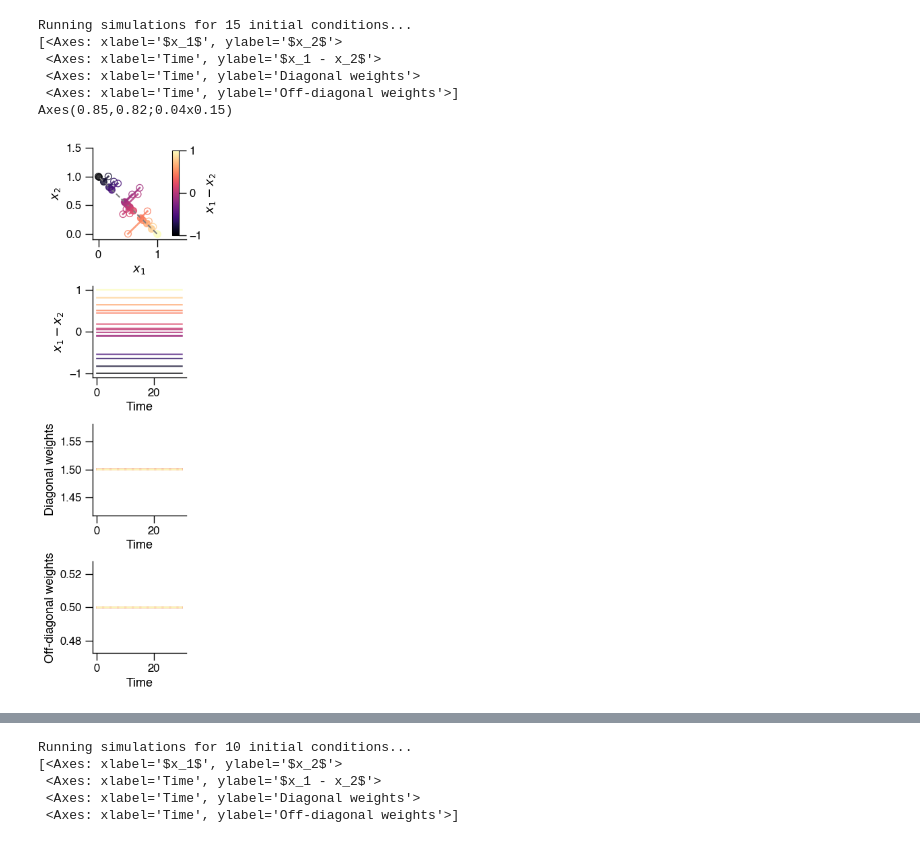
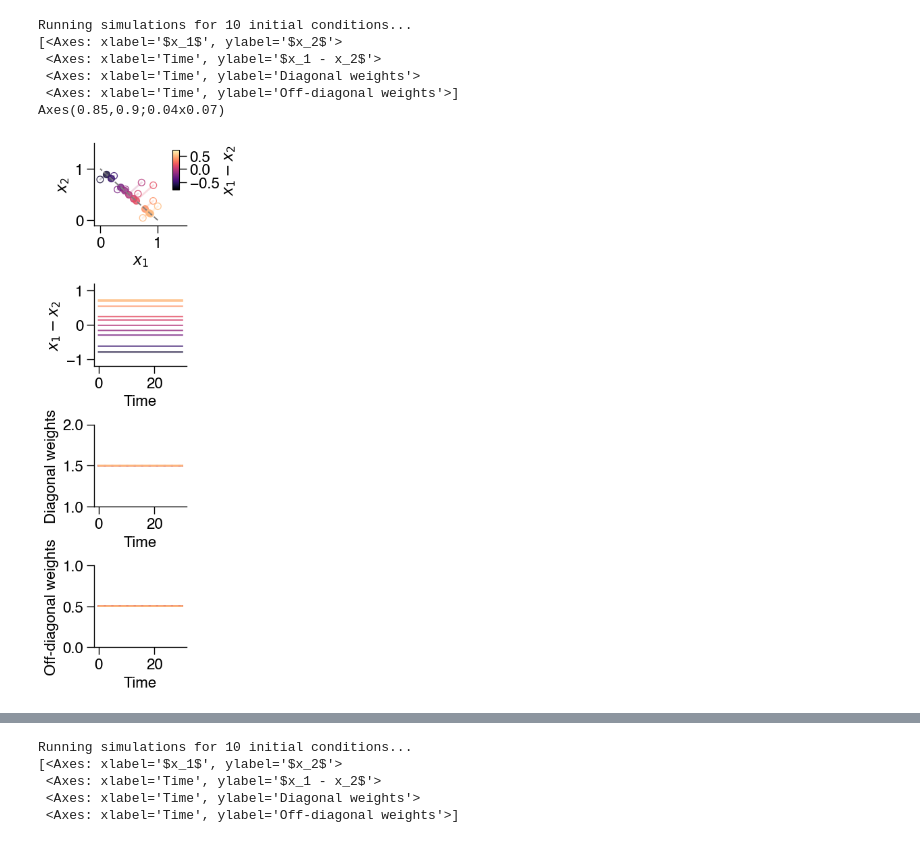
Before and after one commit to davidgbe/automated_plasticity_discovery, a Jupyter notebook: handbuilt_rules_analysis.ipynb, the cells around one changed output, grey strips where cells are left out. Cells and saved outputs as stored; diff of their text form; code cells hidden in the pictures.

```diff
--- a/handbuilt_rules_analysis.ipynb
+++ b/handbuilt_rules_analysis.ipynb
@@ -158,6 +158,11 @@ def run_simulation(
     save_path=None,
     make_cbar=False,
     w_inh=np.array([1, 1]),
+    cbar_label=None,
+    y_lim_1=None,
+    y_lim_2=None,
+    y_lim_3=None,
+    y_lim_4=None,
 ):
     """
     Run simulation with time-varying input
@@ -172,7 +177,7 @@ def run_simulation(
         np.random.seed(seed)
 
     if x1_init_values is None:
-        x1_init_values = np.clip(np.linspace(0.05, 0.95, 15), 0, 1)
+        x1_init_values = np.clip(np.linspace(0.05, 0.95, 10), 0, 1)
 
     x2_init_values = 1 - x1_init_values
 
@@ -213,7 +218,7 @@ def run_simulation(
         all_results.append((t, x1, x2, w11, w12, w21, w22, u_history))
 
         # Phase portrait (position 0)
-        axes[0].plot(x1, x2, color=color, linewidth=2, alpha=0.8)
+        axes[0].plot(x1, x2, color=color, linewidth=2, alpha=0.2)
         axes[0].scatter(x1[0], x2[0], marker='o', edgecolor=color, facecolor='none', s=50, alpha=0.8)
         axes[0].scatter(x1[-1], x2[-1], marker='o', color=color, s=50, alpha=0.8)
 
@@ -232,31 +237,44 @@ def run_simulation(
         vmax=(x1_init_values - x2_init_values).max())
         sm = ScalarMappable(cmap=cmap, norm=norm)
         sm.set_array([])
-        cbar_ax = fig.add_axes([0.85, 0.82, 0.04, 0.15])  # [left, bottom, width, height]
-        cbar = fig.colorbar(sm, cax=cbar_ax, label=r'$x_1 - x_2$')
+        cbar_ax = fig.add_axes([0.85, 0.9, 0.04, 0.07])  # [left, bottom, width, height]
+        cbar_label = cbar_label if cbar_label is not None else r'$x_1 - x_2$'
+        cbar = fig.colorbar(sm, cax=cbar_ax, label=cbar_label)
 
     # Configure all subplots
     axes[0].set_xlabel(r'$x_1$')
     axes[0].set_ylabel(r'$x_2$')
     # axes[0].grid(True, alpha=0.3)
     axes[0].set_xlim(-0.1, 1.5)
-    axes[0].set_ylim(-0.1, 1.5)
+    if not y_lim_1:
+        axes[0].set_ylim(-0.1, 1.5)
+    else:
+        axes[0].set_ylim(*y_lim_1)
 
     axes[1].set_xlabel('Time')
     axes[1].set_ylabel(r'$x_1 - x_2$')
+    if y_lim_2:
+        axes[1].set_ylim(*y_lim_2)
+    # axes[1].set_ylim(-1.5, 1.5)
     # axes[1].grid(True, alpha=0.3)
 
     axes[2].set_xlabel('Time')
     axes[2].set_ylabel('Diagonal weights')
+    if y_lim_3:
+        axes[2].set_ylim(*y_lim_3)
+    # axes[1].set_ylim(0, 2)
     # axes[2].grid(True, alpha=0.3)
 
     axes[3].set_xlabel('Time')
     axes[3].set_ylabel('Off-diagonal weights')
+    if y_lim_4:
+        axes[3].set_ylim(*y_lim_4)
+    # axes[1].set_ylim(0, 2)
     # axes[3].grid(True, alpha=0.3)
 
-    format_plot(axes)
+    format_plot(axes, ticklabelsize=16, axislabelsize=16)
     if make_cbar:
-        format_plot(cbar.ax, bottomspine=False, topspine=False, rightspine=False, leftspine=False)
+        format_plot(cbar.ax, bottomspine=False, topspine=False, rightspine=False, leftspine=False, ticklabelsize=16, axislabelsize=16)
 
     plt.tight_layout()
     plt.show()
@@ -269,23 +287,26 @@ def run_simulation(
 # %%
 run_simulation(
     homeo_rate=0,
     learning_rate=0,
     seed=13,
     weight_perturbation=0,
     noise_std=0.2,
     t_sim=(0, 30),
     make_cbar=True,
     save_path='figures/handbuilt_rules/2d_handbuilt_ex_tuned',
+    y_lim_2=(-1.2, 1.2),
+    y_lim_3=(1, 2),
+    y_lim_4=(0, 1),
 )
 None
 # %% [output]
-Running simulations for 15 initial conditions...
+Running simulations for 10 initial conditions...
 [<Axes: xlabel='$x_1$', ylabel='$x_2$'>
  <Axes: xlabel='Time', ylabel='$x_1 - x_2$'>
  <Axes: xlabel='Time', ylabel='Diagonal weights'>
  <Axes: xlabel='Time', ylabel='Off-diagonal weights'>]
-Axes(0.85,0.82;0.04x0.15)
+Axes(0.85,0.9;0.04x0.07)
-[figure, old version]
+[figure, new version]
 # %%
 run_simulation(
     homeo_rate=0,
```
Also changed, not shown: parts of 9 cells of this notebook, 1 other file.
